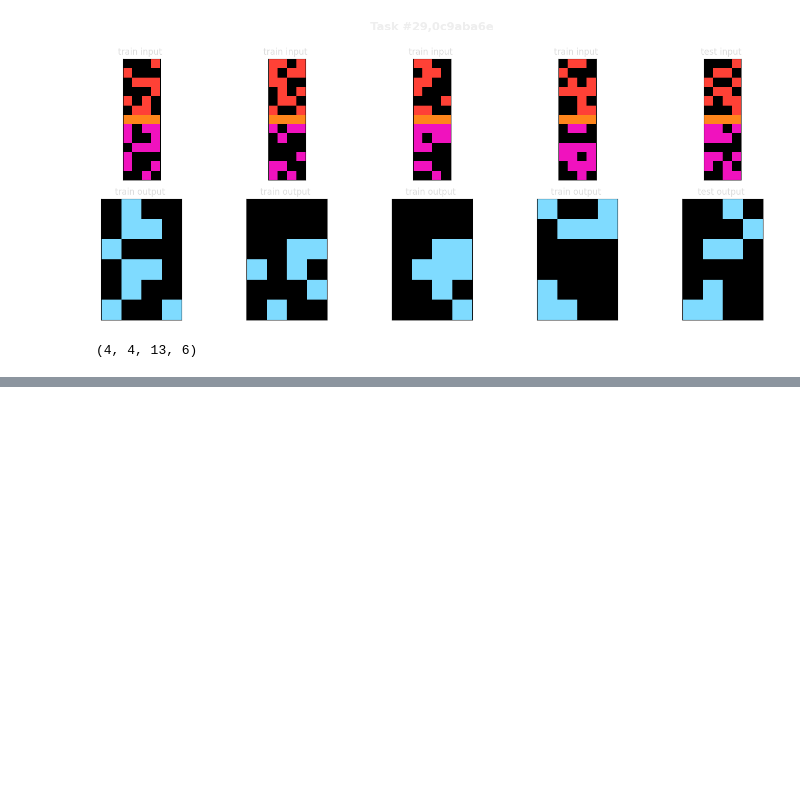
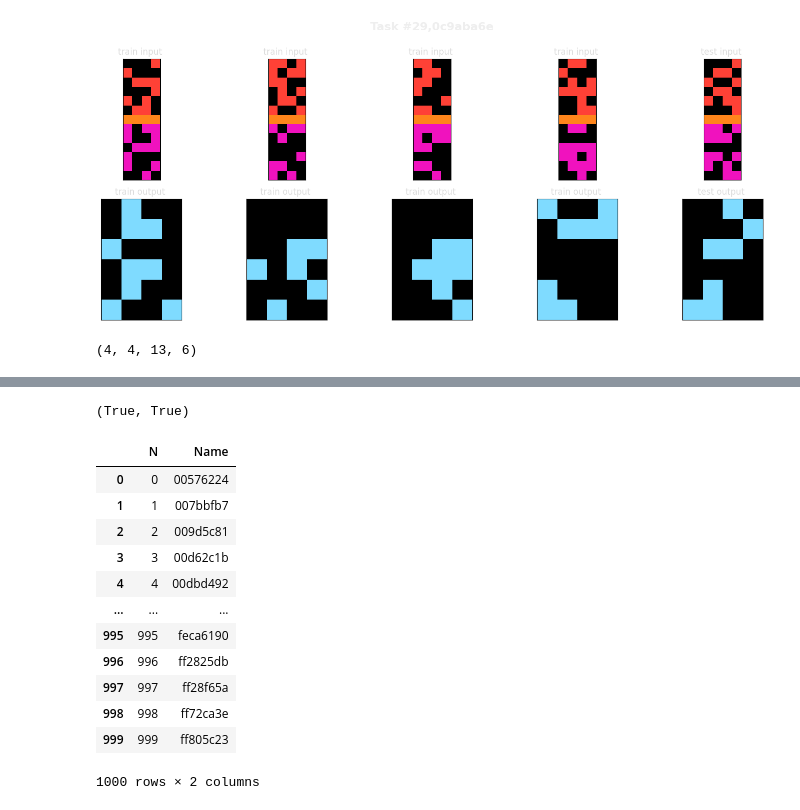
Before and after one commit to ZeroDTE/Arc_Prize, a Jupyter notebook: taks_visual.ipynb, the cells around one changed output, grey strips where cells are left out. Drawn from its saved outputs; the diff is of its cells as text; code cells hidden in the pictures; blank space fills up the shorter version.

```diff
--- a/taks_visual.ipynb
+++ b/taks_visual.ipynb
@@ -358,0 +390,14 @@ is
+# %%
+def isSameColorsIn(task):
+    a = set(np.unique(get_objects(task)[0][0]))
+    return all([set(np.unique(x)) == a for x,y in zip(*get_objects(task))])
+
+
+
+def isSameColorsOut(task):
+    a = set(np.unique(get_objects(task)[1][0]))
+    return all([set(np.unique(y)) == a for x,y in zip(*get_objects(task))])
+
+isSameColorsIn(task),isSameColorsOut(task)
+# %% [output]
+(True, True)
@@ -358,0 +408,16 @@ is
+# %%
+df
+# %% [output]
+|  | N | Name |
+| 0 | 0 | 00576224 |
+| 1 | 1 | 007bbfb7 |
+| 2 | 2 | 009d5c81 |
+| 3 | 3 | 00d62c1b |
+| 4 | 4 | 00dbd492 |
+| ... | ... | ... |
+| 995 | 995 | feca6190 |
+| 996 | 996 | ff2825db |
+| 997 | 997 | ff28f65a |
+| 998 | 998 | ff72ca3e |
+| 999 | 999 | ff805c23 |
+1000 rows × 2 columns
```
Also changed, not shown: parts of 13 cells of this notebook.
